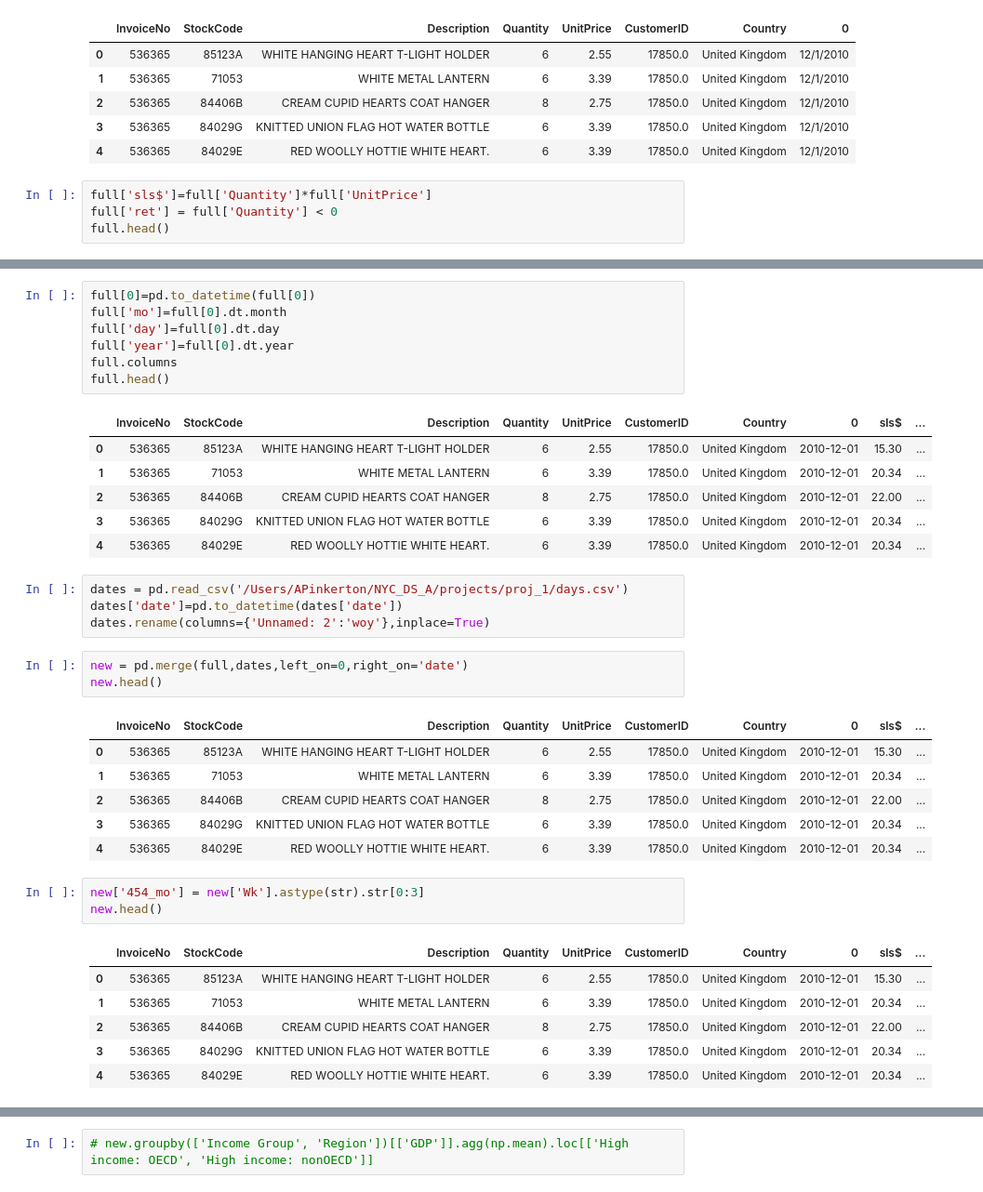
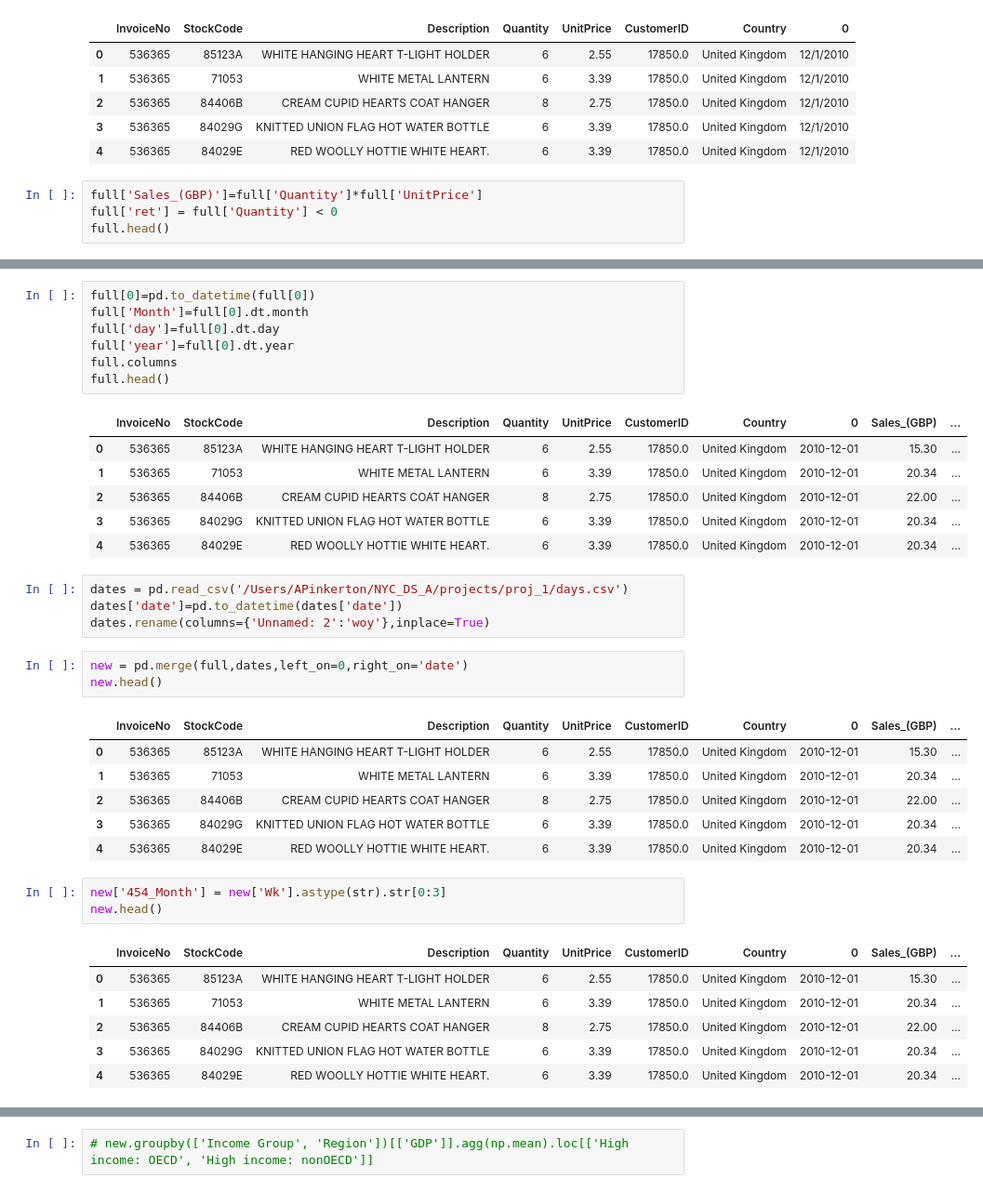
Before and after one commit to axpinkerton/projects, a Jupyter notebook: proj1nb.ipynb, the cells around one changed output, grey strips where cells are left out. Shown at 93% size. Cells and saved outputs as stored; diff of their text form.

```diff
--- a/proj1nb.ipynb
+++ b/proj1nb.ipynb
@@ -38,7 +41,7 @@ full.head()
 | 3 | 536365 | 84029G | KNITTED UNION FLAG HOT WATER BOTTLE | 6 | 3.39 | 17850.0 | United Kingdom | 12/1/2010 |
 | 4 | 536365 | 84029E | RED WOOLLY HOTTIE WHITE HEART. | 6 | 3.39 | 17850.0 | United Kingdom | 12/1/2010 |
 # %%
-full['sls$']=full['Quantity']*full['UnitPrice']
+full['Sales_(GBP)']=full['Quantity']*full['UnitPrice']
 full['ret'] = full['Quantity'] < 0
 full.head()
 # %% [output]
@@ -51,12 +54,12 @@ full.head()
 # %%
 full[0]=pd.to_datetime(full[0])
-full['mo']=full[0].dt.month
+full['Month']=full[0].dt.month
 full['day']=full[0].dt.day
 full['year']=full[0].dt.year
 full.columns
 full.head()
 # %% [output]
-|  | InvoiceNo | StockCode | Description | Quantity | UnitPrice | CustomerID | Country | 0 | sls$ | ... |
+|  | InvoiceNo | StockCode | Description | Quantity | UnitPrice | CustomerID | Country | 0 | Sales_(GBP) | ... |
 | 0 | 536365 | 85123A | WHITE HANGING HEART T-LIGHT HOLDER | 6 | 2.55 | 17850.0 | United Kingdom | 2010-12-01 | 15.30 | ... |
 | 1 | 536365 | 71053 | WHITE METAL LANTERN | 6 | 3.39 | 17850.0 | United Kingdom | 2010-12-01 | 20.34 | ... |
 | 2 | 536365 | 84406B | CREAM CUPID HEARTS COAT HANGER | 8 | 2.75 | 17850.0 | United Kingdom | 2010-12-01 | 22.00 | ... |
@@ -70,17 +73,17 @@ dates.rename(columns={'Unnamed: 2':'woy'},inplace=True)
 new = pd.merge(full,dates,left_on=0,right_on='date')
 new.head()
 # %% [output]
-|  | InvoiceNo | StockCode | Description | Quantity | UnitPrice | CustomerID | Country | 0 | sls$ | ... |
+|  | InvoiceNo | StockCode | Description | Quantity | UnitPrice | CustomerID | Country | 0 | Sales_(GBP) | ... |
 | 0 | 536365 | 85123A | WHITE HANGING HEART T-LIGHT HOLDER | 6 | 2.55 | 17850.0 | United Kingdom | 2010-12-01 | 15.30 | ... |
 | 1 | 536365 | 71053 | WHITE METAL LANTERN | 6 | 3.39 | 17850.0 | United Kingdom | 2010-12-01 | 20.34 | ... |
 | 2 | 536365 | 84406B | CREAM CUPID HEARTS COAT HANGER | 8 | 2.75 | 17850.0 | United Kingdom | 2010-12-01 | 22.00 | ... |
 | 3 | 536365 | 84029G | KNITTED UNION FLAG HOT WATER BOTTLE | 6 | 3.39 | 17850.0 | United Kingdom | 2010-12-01 | 20.34 | ... |
 | 4 | 536365 | 84029E | RED WOOLLY HOTTIE WHITE HEART. | 6 | 3.39 | 17850.0 | United Kingdom | 2010-12-01 | 20.34 | ... |
 # %%
-new['454_mo'] = new['Wk'].astype(str).str[0:3]
+new['454_Month'] = new['Wk'].astype(str).str[0:3]
 new.head()
 # %% [output]
-|  | InvoiceNo | StockCode | Description | Quantity | UnitPrice | CustomerID | Country | 0 | sls$ | ... |
+|  | InvoiceNo | StockCode | Description | Quantity | UnitPrice | CustomerID | Country | 0 | Sales_(GBP) | ... |
 | 0 | 536365 | 85123A | WHITE HANGING HEART T-LIGHT HOLDER | 6 | 2.55 | 17850.0 | United Kingdom | 2010-12-01 | 15.30 | ... |
 | 1 | 536365 | 71053 | WHITE METAL LANTERN | 6 | 3.39 | 17850.0 | United Kingdom | 2010-12-01 | 20.34 | ... |
 | 2 | 536365 | 84406B | CREAM CUPID HEARTS COAT HANGER | 8 | 2.75 | 17850.0 | United Kingdom | 2010-12-01 | 22.00 | ... |
```
Also changed, not shown: parts of 12 cells of this notebook, 1 other file.
